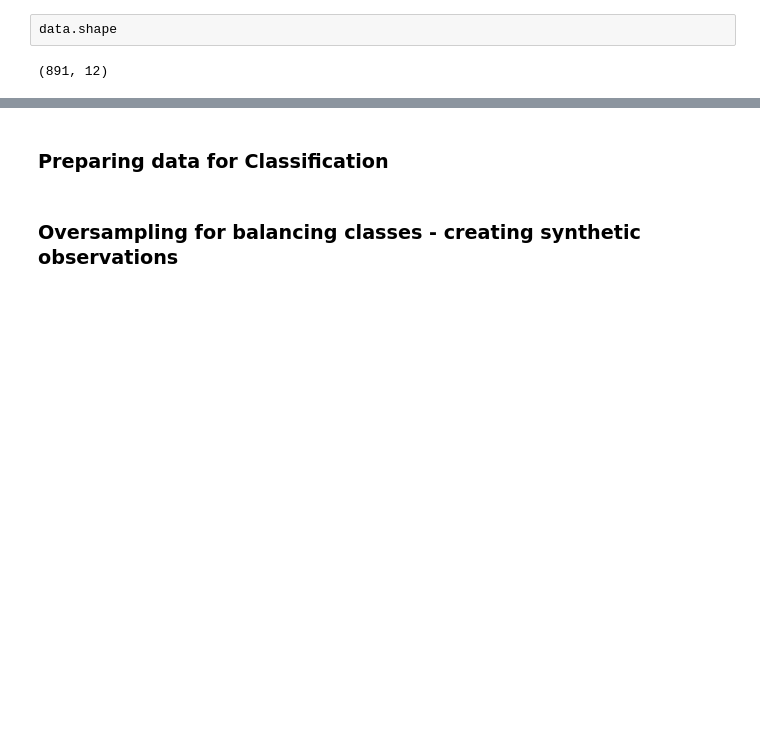
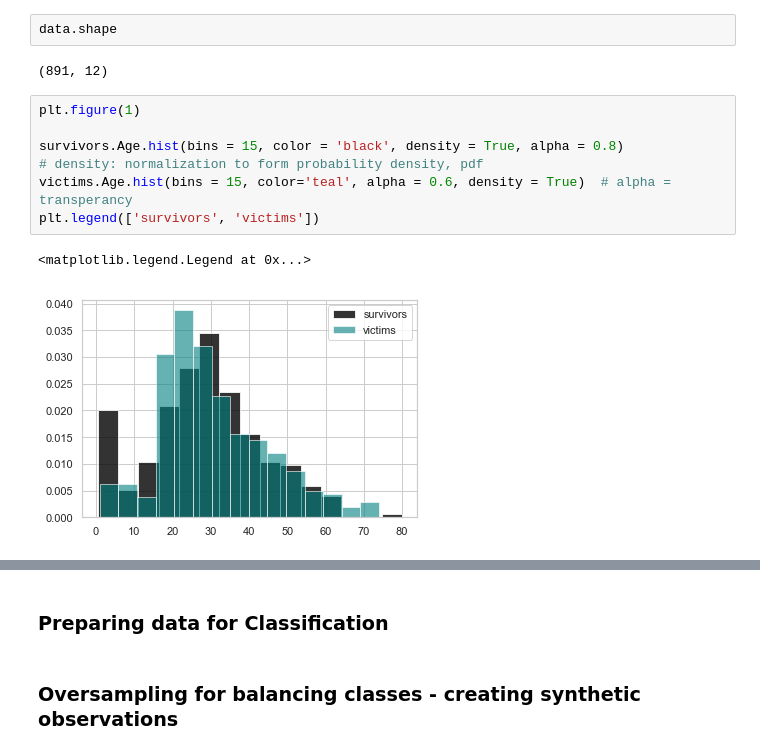
Before and after one commit to innkka/Titanic, a Jupyter notebook: Titanic.ipynb, the cells around one changed output, grey strips where cells are left out. Drawn from its saved outputs; the diff is of its cells as text; blank space fills up the shorter version.

```diff
--- a/Titanic.ipynb
+++ b/Titanic.ipynb
@@ -347,3 +274,13 @@ survivors.shape
 data.shape
 # %% [output]
 (891, 12)
+# %%
+plt.figure(1)
+
+survivors.Age.hist(bins = 15, color = 'black', density = True, alpha = 0.8)
+# density: normalization to form probability density, pdf
+victims.Age.hist(bins = 15, color='teal', alpha = 0.6, density = True)  # alpha = transperancy
+plt.legend(['survivors', 'victims'])
+# %% [output]
+<matplotlib.legend.Legend at 0x...>
+[figure, added]
```
Also changed, not shown: parts of 10 cells of this notebook.
